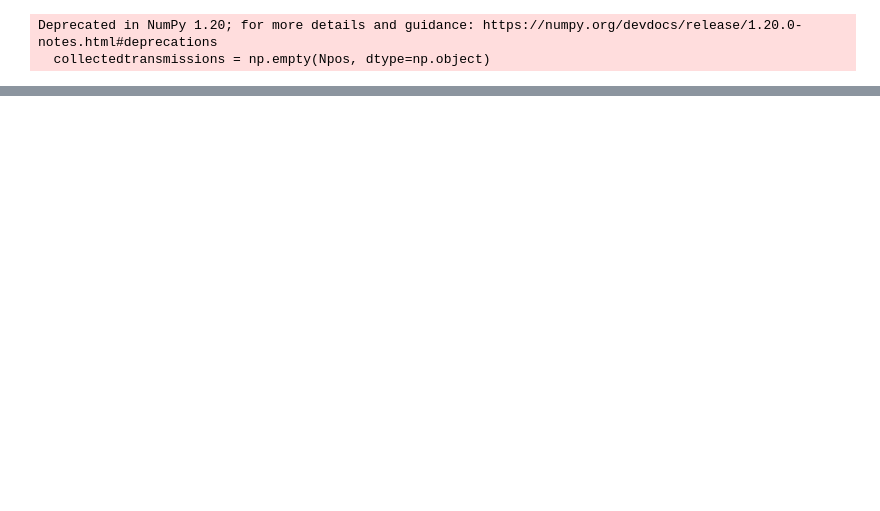
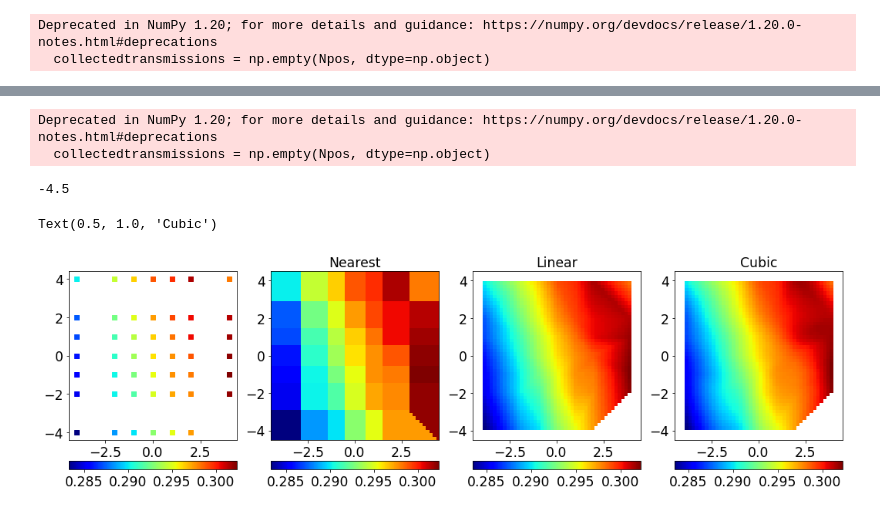
Before and after one commit to sylvielsstfr/HoloTransmissionCube, a Jupyter notebook: ExploreDataCubeTransmissionHoloView.ipynb, the cells around one changed output, grey strips where cells are left out. Drawn from its saved outputs; the diff is of its cells as text; code cells hidden in the pictures; blank space fills up the shorter version.

```diff
--- a/ExploreDataCubeTransmissionHoloView.ipynb
+++ b/ExploreDataCubeTransmissionHoloView.ipynb
@@ -51,3 +59,7 @@ WL = np.arange(400,1100)
+# %%
+grid_x, grid_y = np.mgrid[XMIN:XMAX:50j, YMIN:YMAX:50j]
+# %%
+cmap="jet"
 # %% [markdown]
 ## Utility Functions
 # %%
@@ -369,0 +256,61 @@ Text(0.5, 0.98, 'Transmission for Order 0')
+# %%
+wlin = 450
+eff_1 = get_gridded_interpolated_eff(wlin,arr_1)
+# %% [output]
+Deprecated in NumPy 1.20; for more details and guidance: https://numpy.org/devdocs/release/1.20.0-notes.html#deprecations
+  collectedtransmissions = np.empty(Npos, dtype=np.object)
+# %%
+grid_z0 = griddata(list_of_position_1, eff_1, (grid_x, grid_y), method='nearest')
+
+grid_z1 = griddata(list_of_position_1, eff_1, (grid_x, grid_y), method='linear')
+
+grid_z2 = griddata(list_of_position_1, eff_1, (grid_x, grid_y), method='cubic')
+# %%
+YMIN
+# %% [output]
+-4.5
+# %%
+points = list_of_position_1
+
+fig = plt.figure(figsize=(18,10))
+
+
+ax = fig.add_subplot(1,4,1)
+X,Y = list(zip(*points))
+
+im = ax.scatter(X,Y,marker='s',c=eff_1,cmap=cmap)
+ax.set_aspect("equal")
+fig.colorbar(im, orientation="horizontal", pad=0.05)
+
+
+ax = fig.add_subplot(1,4,2)
+
+
+im= ax.imshow(grid_z0.T, extent=(XMIN,XMAX,YMIN,YMAX), origin='lower',cmap=cmap)
+ax.set_aspect("equal")
+fig.colorbar(im, orientation="horizontal", pad=0.05)
+
+ax.set_title('Nearest')
+
+ax = fig.add_subplot(1,4,3)
+
+im= ax.imshow(grid_z1.T, extent=(XMIN,XMAX,YMIN,YMAX), origin='lower',cmap=cmap)
+ax.set_aspect("equal")
+fig.colorbar(im, orientation="horizontal", pad=0.05)
+
+ax.set_title('Linear')
+
+ax = fig.add_subplot(1,4,4)
+
+im= ax.imshow(grid_z2.T, extent=(XMIN,XMAX,YMIN,YMAX), origin='lower',cmap=cmap)
+ax.set_aspect("equal")
+fig.colorbar(im, orientation="horizontal", pad=0.05)
+
+ax.set_title('Cubic')
+
+#plt.gcf().set_size_inches(6, 6)
+
+#plt.show()
+# %% [output]
+Text(0.5, 1.0, 'Cubic')
+[figure, added]
```
Also changed, not shown: parts of 16 cells of this notebook.
